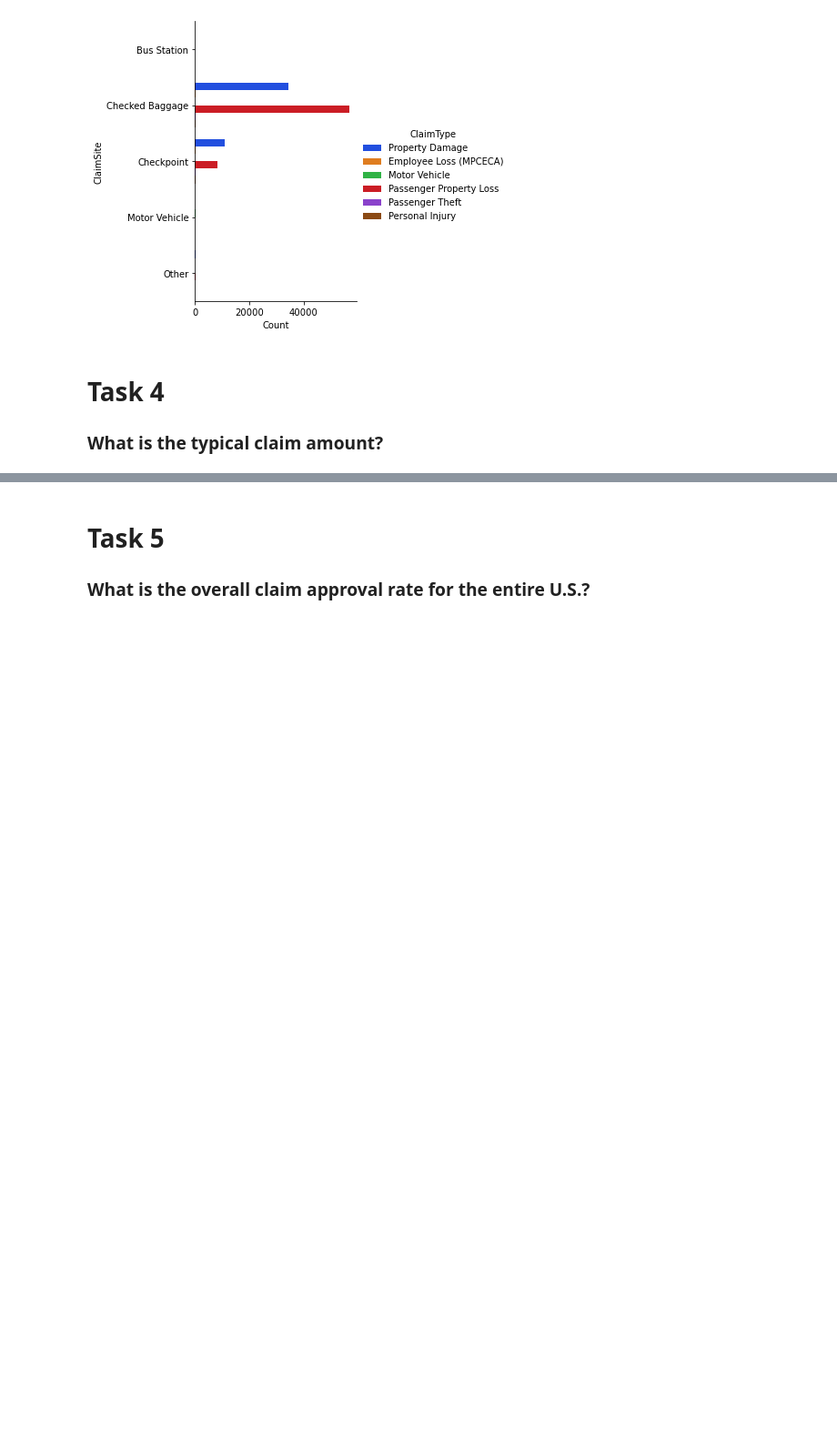
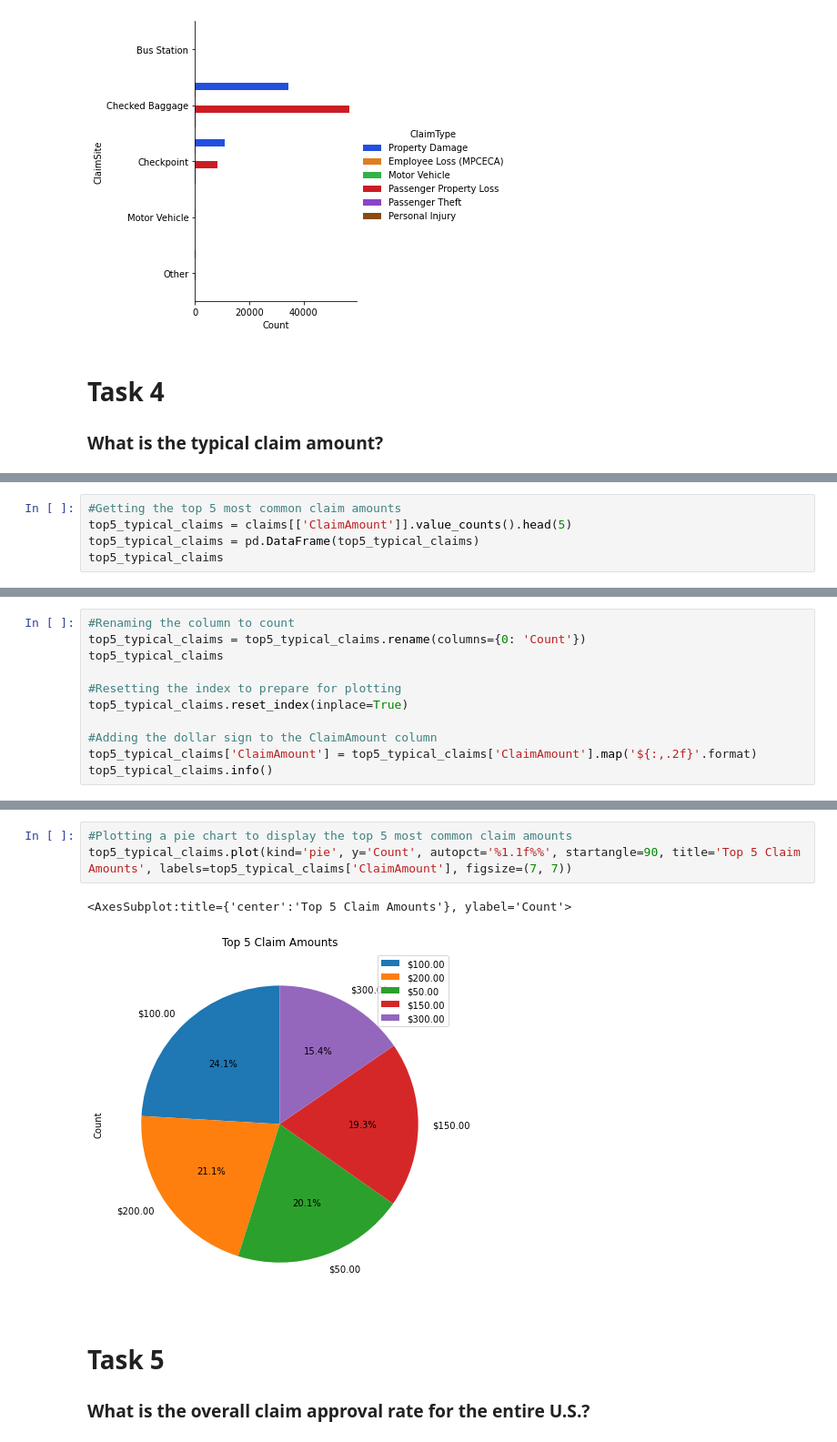
Before and after one commit to TJ-Mothokho/DataAnaylsis_Practical-Assessments, a Jupyter notebook: Airport_Case_Study-Practical_Assessment/AirportCaseStudy.ipynb, the cells around one changed output, grey strips where cells are left out. Shown: that part at 91% size. Cells and saved outputs as stored; diff of their text form; blank space fills up the shorter version.

```diff
--- a/Airport_Case_Study-Practical_Assessment/AirportCaseStudy.ipynb
+++ b/Airport_Case_Study-Practical_Assessment/AirportCaseStudy.ipynb
@@ -376,0 +369,5 @@ claims.head()
+# %%
+#Getting the top 5 most common claim amounts
+top5_typical_claims = claims[['ClaimAmount']].value_counts().head(5)
+top5_typical_claims = pd.DataFrame(top5_typical_claims)
+top5_typical_claims
@@ -376,0 +382,11 @@ claims.head()
+# %%
+#Renaming the column to count
+top5_typical_claims = top5_typical_claims.rename(columns={0: 'Count'})
+top5_typical_claims
+
+#Resetting the index to prepare for plotting
+top5_typical_claims.reset_index(inplace=True)
+
+#Adding the dollar sign to the ClaimAmount column
+top5_typical_claims['ClaimAmount'] = top5_typical_claims['ClaimAmount'].map('${:,.2f}'.format)
+top5_typical_claims.info()
@@ -377,3 +403,9 @@ claims.head()
+# %%
+#Plotting a pie chart to display the top 5 most common claim amounts
+top5_typical_claims.plot(kind='pie', y='Count', autopct='%1.1f%%', startangle=90, title='Top 5 Claim Amounts', labels=top5_typical_claims['ClaimAmount'], figsize=(7, 7))
+# %% [output]
+<AxesSubplot:title={'center':'Top 5 Claim Amounts'}, ylabel='Count'>
+[figure, added]
 # %% [markdown]
 # Task 5
 ### What is the overall claim approval rate for the entire U.S.?
```
Also changed, not shown: parts of 4 cells of this notebook.
